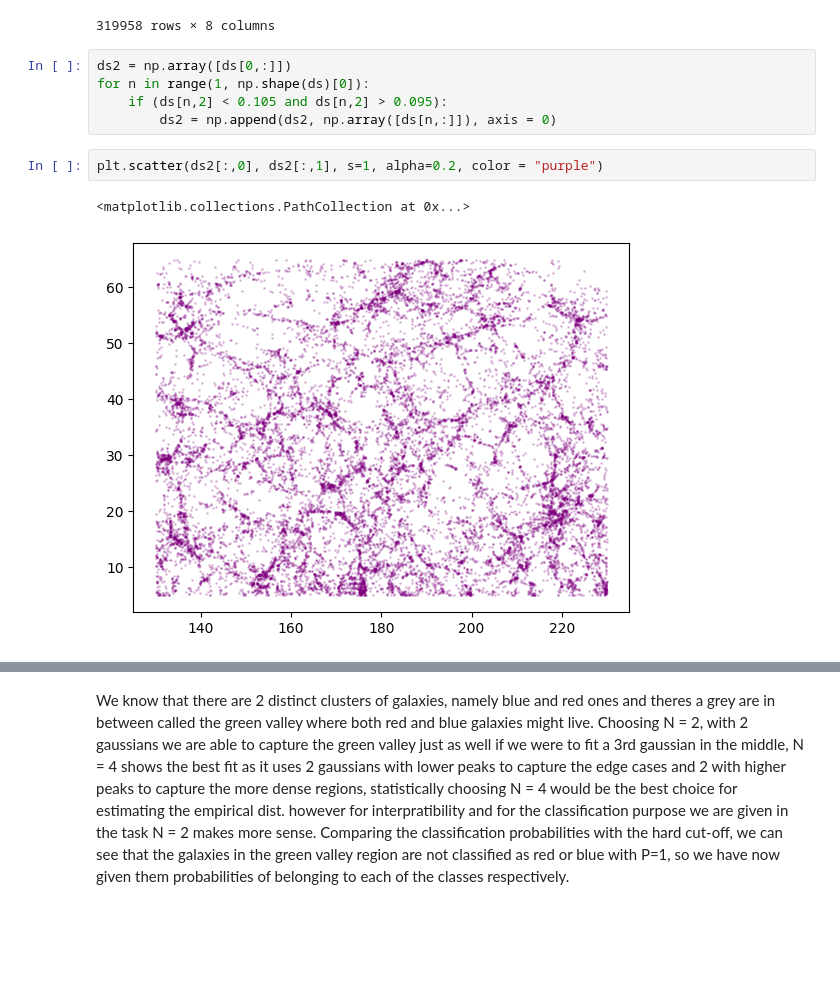
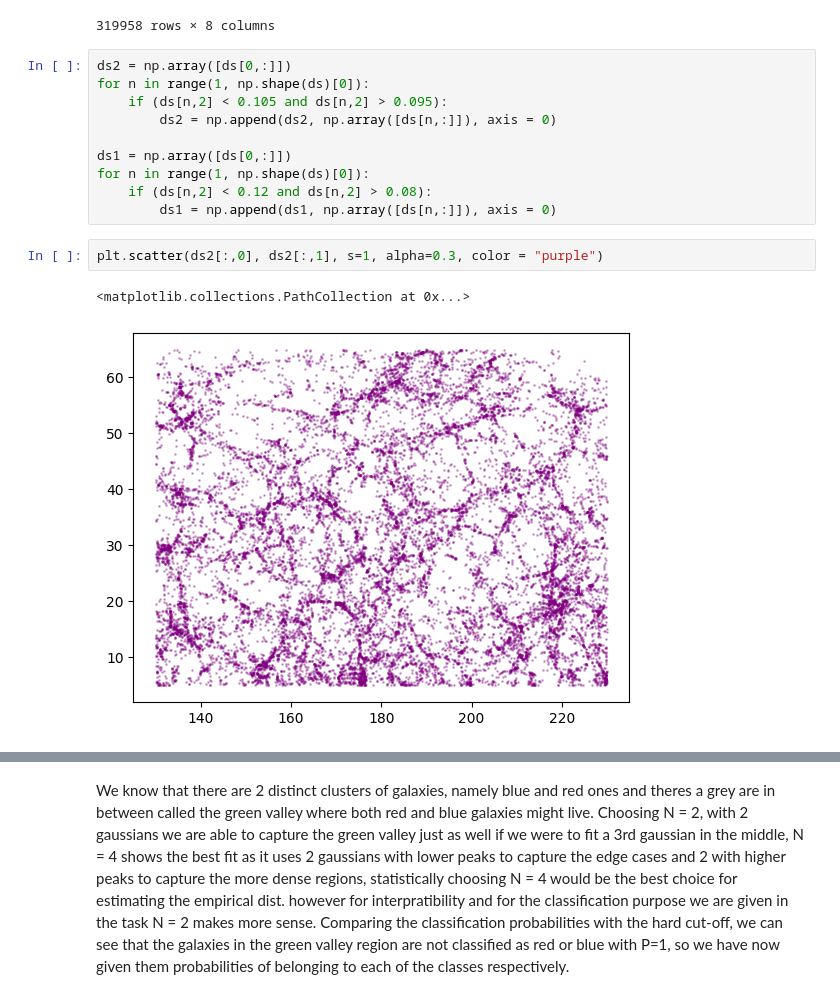
Before and after one commit to TarikOzpamuk/Astro_exercises, a Jupyter notebook: Astro_exercises2.ipynb, the cells around one changed output, grey strips where cells are left out. Cells and saved outputs as stored; diff of their text form; blank space fills up the shorter version.

```diff
--- a/Astro_exercises2.ipynb
+++ b/Astro_exercises2.ipynb
@@ -32,8 +32,13 @@ ds2 = np.array([ds[0,:]])
 for n in range(1, np.shape(ds)[0]):
     if (ds[n,2] < 0.105 and ds[n,2] > 0.095):
         ds2 = np.append(ds2, np.array([ds[n,:]]), axis = 0)
+
+ds1 = np.array([ds[0,:]])
+for n in range(1, np.shape(ds)[0]):
+    if (ds[n,2] < 0.12 and ds[n,2] > 0.08):
+        ds1 = np.append(ds1, np.array([ds[n,:]]), axis = 0)
 # %%
-plt.scatter(ds2[:,0], ds2[:,1], s=1, alpha=0.2, color = "purple")
+plt.scatter(ds2[:,0], ds2[:,1], s=1, alpha=0.3, color = "purple")
 # %% [output]
 <matplotlib.collections.PathCollection at 0x...>
-[figure, old version]
+[figure, new version]
```
Also changed, not shown: parts of 18 cells of this notebook.
